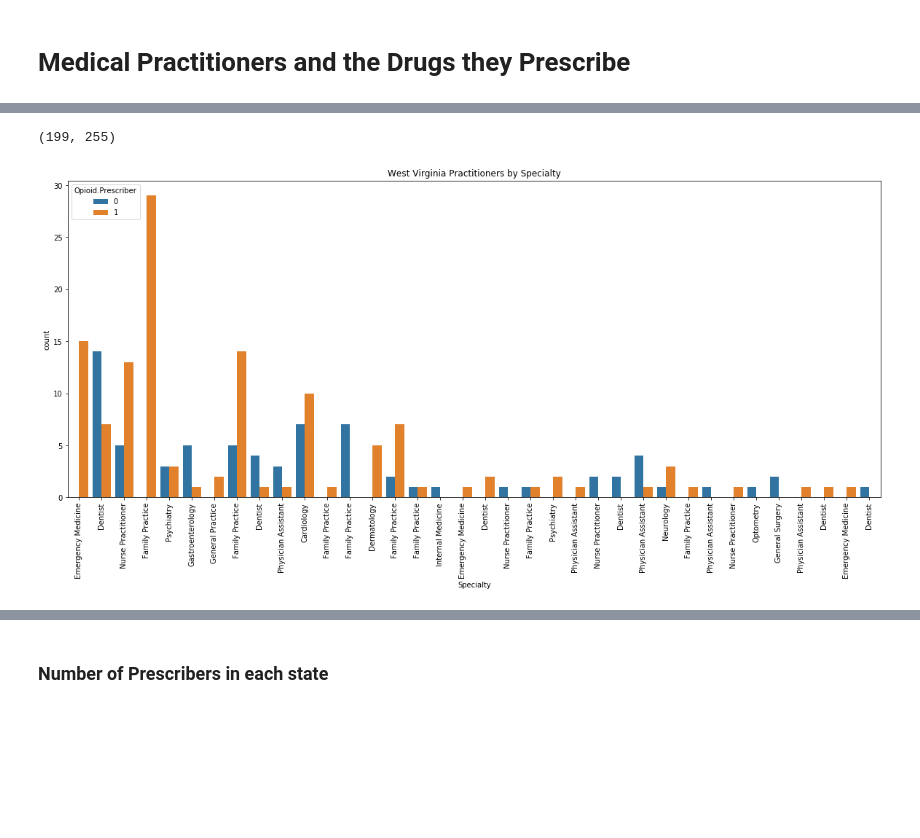
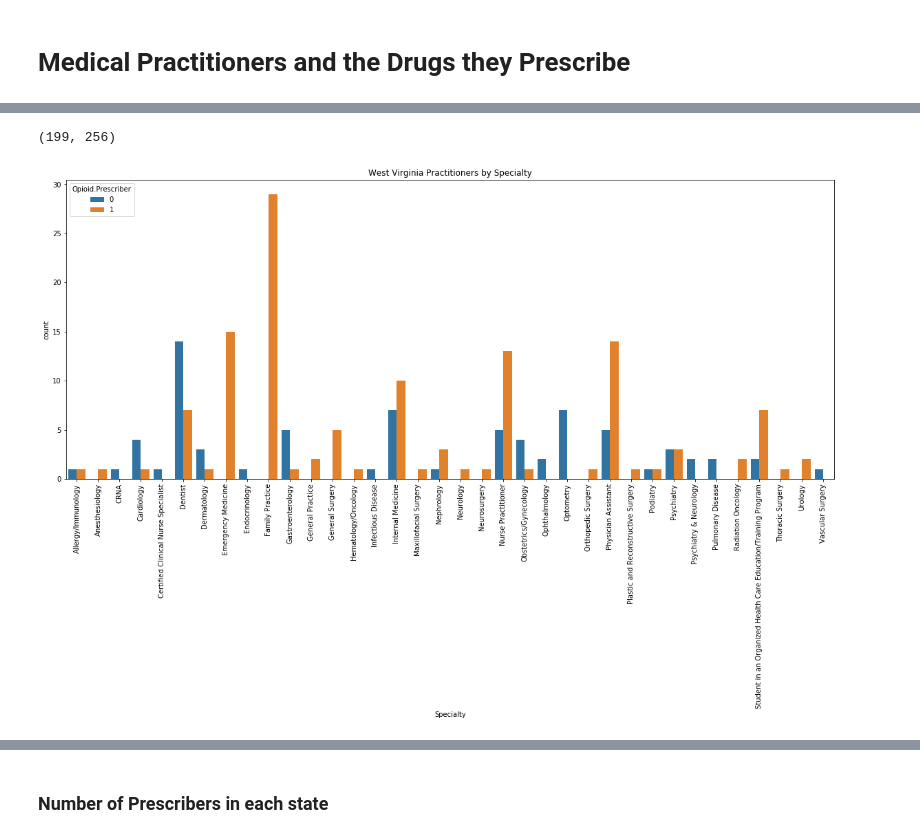
Before and after one commit to ryatchak/springboard, a Jupyter notebook: sandbox/us_opiatedata_kaggle.ipynb, the cells around one changed output, grey strips where cells are left out. Drawn from its saved outputs; the diff is of its cells as text; code cells hidden in the pictures; blank space fills up the shorter version.

Commit message:
Capstone 1 visualizations

```diff
--- a/sandbox/us_opiatedata_kaggle.ipynb
+++ b/sandbox/us_opiatedata_kaggle.ipynb
@@ -61,9 +61,6 @@ Min Deaths Per Capita
 75%       0.000191
 max       0.000338
 Name: Deaths Per Capita, dtype: float64
-# %%
-# set index to prescriber identification number
-prescribers=prescribers.set_index('NPI')
 # %%
 overdoses.tail()
 # %% [output]
@@ -345,0 +342,2 @@ wv_prescribers.describe()
+# %%
+wv_prescribers = wv_prescribers.sort_values(by='Specialty')
@@ -346,10 +365,12 @@ wv_prescribers.describe()
 # %%
+
 plt.subplots(figsize=(20,8))
-
-wv_opioid_prescribers_byspecialty = sns.countplot(x='Specialty', hue = 'Opioid.Prescriber', data = wv_prescribers)
+wv_opioid_prescribers_byspecialty = sns.countplot(x='Specialty', data = wv_prescribers, hue='Opioid.Prescriber')
 wv_opioid_prescribers_byspecialty.set_title('West Virginia Practitioners by Specialty')
-wv_opioid_prescribers_byspecialty.set_xticklabels(wv_prescribers.Specialty, rotation = 90)
+wv_opioid_prescribers_byspecialty.set_xticklabels(wv_prescribers.Specialty.unique(), rotation = 90)
+#for item in wv_opioid_prescribers_byspecialty.get_xticklabels():
+ #   item.set_rotation(75)
 print(wv_prescribers.shape)
 # %% [output]
-(199, 255)
+(199, 256)
-[figure, old version]
+[figure, new version]
```
Also changed, not shown: parts of 40 cells of this notebook.
